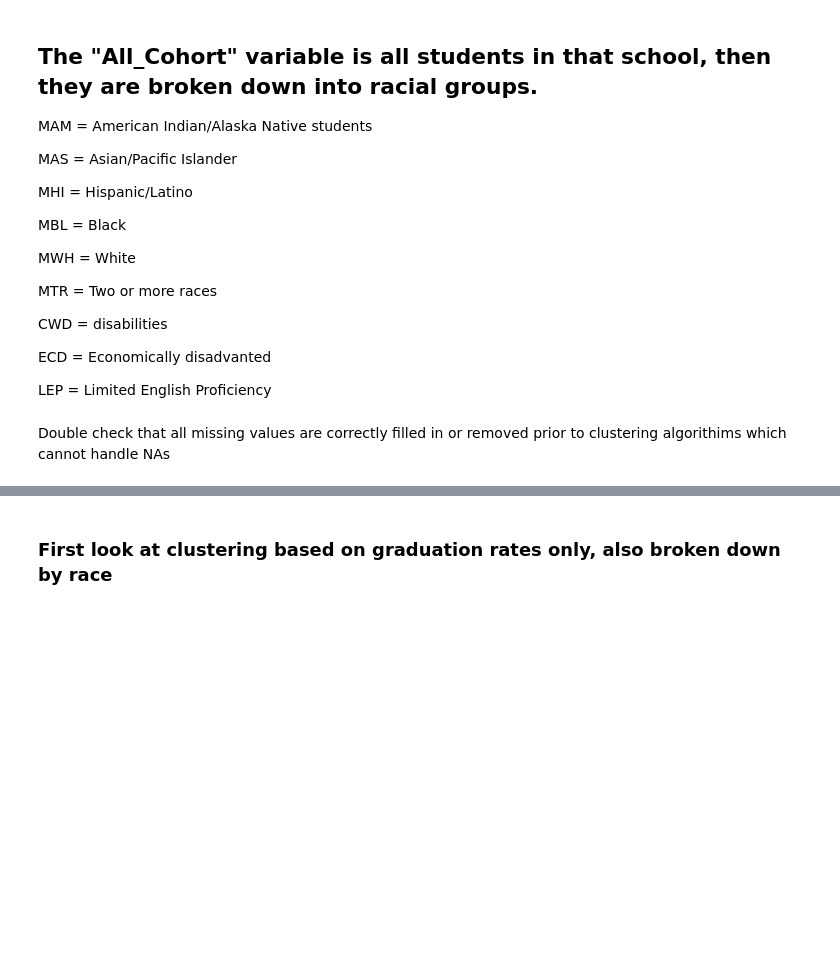
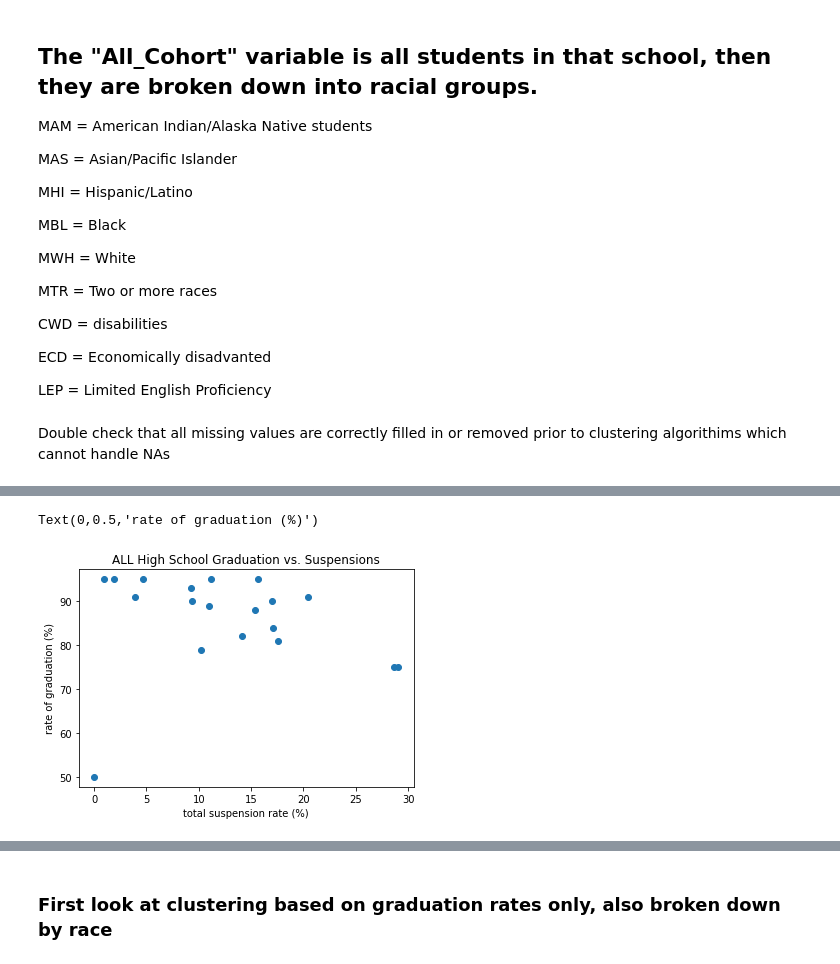
Before and after one commit to nrb75/SchoolSelect, a Jupyter notebook: School_Clustering.ipynb, the cells around one changed output, grey strips where cells are left out. Drawn from its saved outputs; the diff is of its cells as text; code cells hidden in the pictures; blank space fills up the shorter version.

```diff
--- a/School_Clustering.ipynb
+++ b/School_Clustering.ipynb
@@ -32,0 +108,8 @@ plt.hist(grad_2015['ALL_RATE_1516']) #most schools have above 80% graduation, bu
+# %%
+plt.scatter(suspensions_grad_greenville['TOT_OSS_rate'],  suspensions_grad_greenville['ALL_RATE'])
+plt.title('ALL High School Graduation vs. Suspensions')
+plt.xlabel('total suspension rate (%)')
+plt.ylabel('rate of graduation (%)')
+# %% [output]
+Text(0,0.5,'rate of graduation (%)')
+[figure, added]
```
Also changed, not shown: parts of 22 cells of this notebook, 4 other files.
